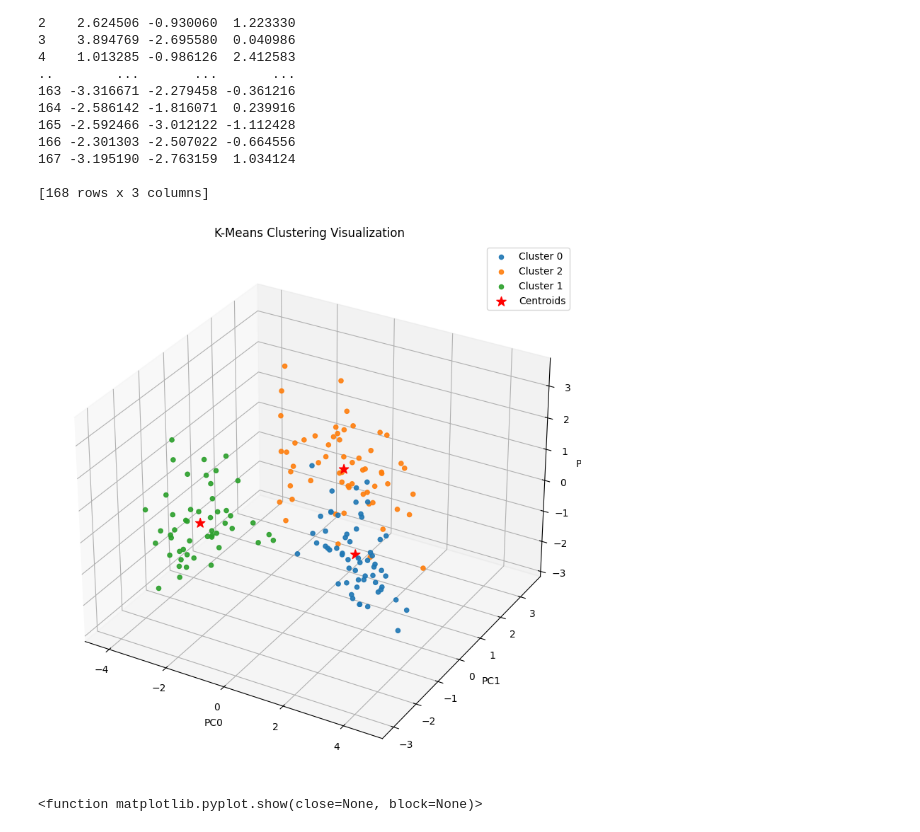
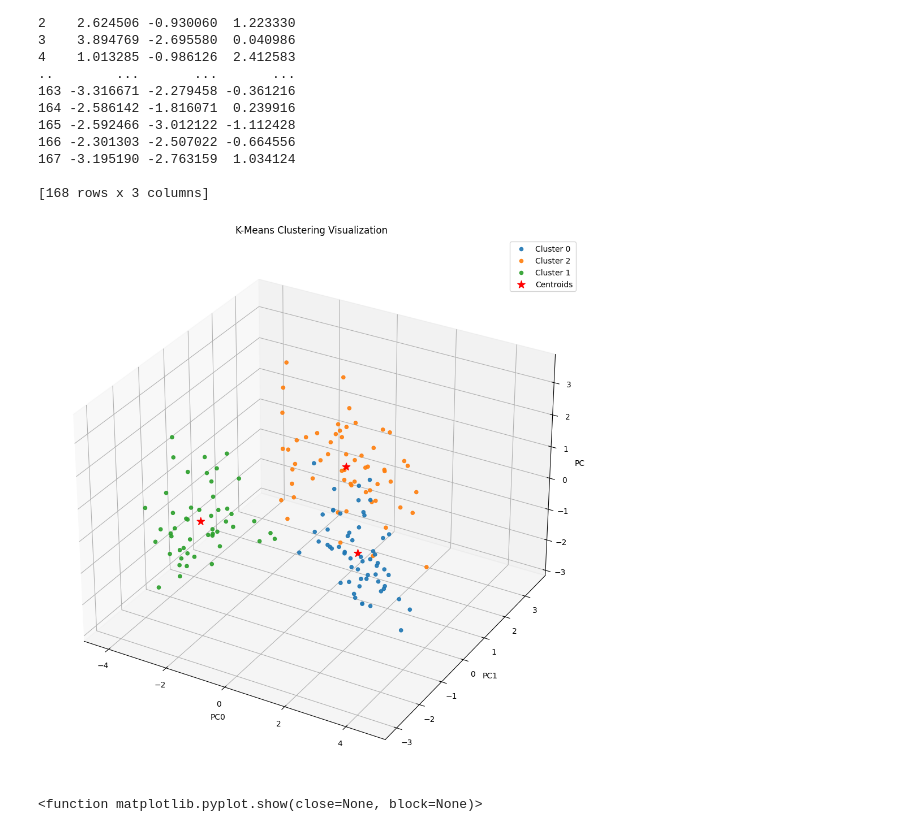
Before and after one commit to jonamadk/scaling-ML-journey, a Jupyter notebook: lab-05/Lab5.ipynb, the cells around one changed output. Saved outputs shown, nothing was run; the diff lists cells and outputs as text; code cells hidden in the pictures.

```diff
--- a/lab-05/Lab5.ipynb
+++ b/lab-05/Lab5.ipynb
@@ -402,35 +402,35 @@ import matplotlib.pyplot as plt
 from mpl_toolkits.mplot3d import Axes3D
 import seaborn as sns
 
 # Assuming 'reduced_df' contains the reduced_df with columns: PC0, PC1, PC2, km_clusters
 
 # Create a new figure for the 3D scatter plot
-fig = plt.figure(figsize=(10, 8))
+fig = plt.figure(figsize=(12, 10))
 ax = fig.add_subplot(111, projection='3d')
 
 # Plot the data points with hue
 for cluster in reduced_df['km_clusters'].unique():
     subset = reduced_df[reduced_df['km_clusters'] == cluster]
     ax.scatter(subset['PC0'], subset['PC1'], subset['PC2'], label=f'Cluster {cluster}', alpha=0.9)
 
 # Calculate centroids
 centroids = reduced_df.groupby('km_clusters').mean()
 
 # Plot centroids
 ax.scatter(centroids['PC0'], centroids['PC1'], centroids['PC2'], c='red', marker='*', alpha=1, s=100, label='Centroids')
 
 # Add labels and title
 ax.set_xlabel('PC0')
 ax.set_ylabel('PC1')
 ax.set_zlabel('PC2')
 plt.title('K-Means Clustering Visualization')
 
 # Add legend
 ax.legend()
 
 plt.show()
 # %% [output]
-[figure, old version]
+[figure, new version]
 # %%
 import matplotlib.pyplot as plt
 import seaborn as sns
```
